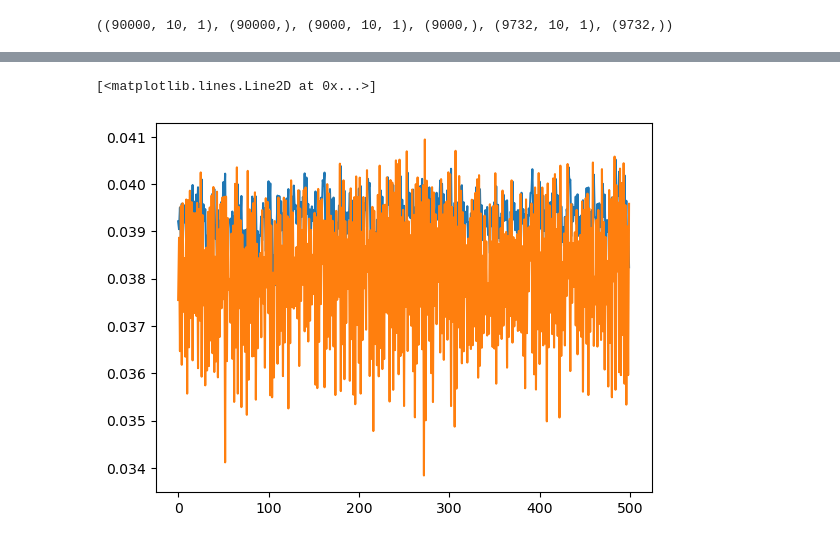
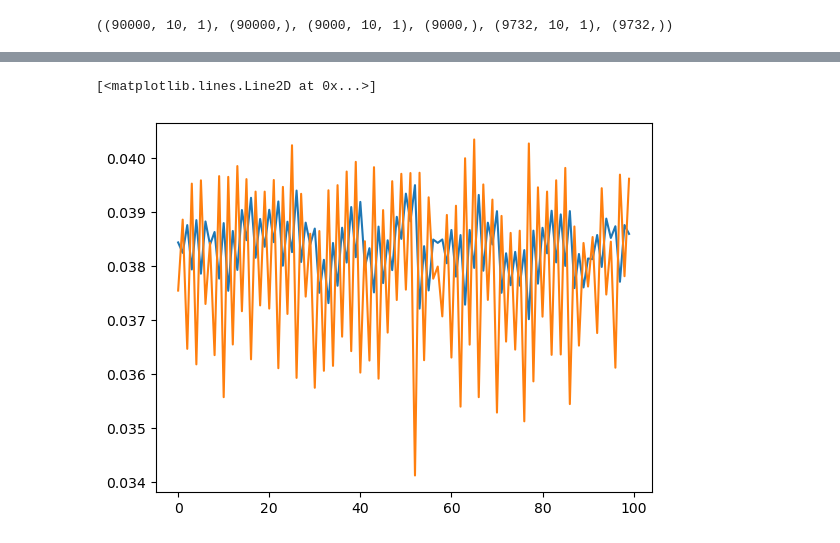
Before and after one commit to Aalajlan6/Afkhami-Data-Usage, a Jupyter notebook: LSTM attempt.ipynb, the cells around one changed output, grey strips where cells are left out. Cells and saved outputs as stored; diff of their text form; code cells hidden in the pictures.

```diff
--- a/LSTM attempt.ipynb
+++ b/LSTM attempt.ipynb
@@ -160,11 +160,11 @@ val_results
 9000 rows × 2 columns
 # %%
 import matplotlib.pyplot as plt
-plt.plot(val_results['Val Predictions'][:500])
-plt.plot(val_results['Actuals'][:500])
+plt.plot(val_results['Val Predictions'][:100])
+plt.plot(val_results['Actuals'][:100])
 # %% [output]
 [<matplotlib.lines.Line2D at 0x...>]
-[figure, old version]
+[figure, new version]
 # %%
 test_predictions = model.predict(X_test).flatten()
 test_results = pd.DataFrame(data={'Test Predictions': test_predictions, 'Actuals': y_test})
```
Also changed, not shown: parts of 7 cells of this notebook, 1 other file.
